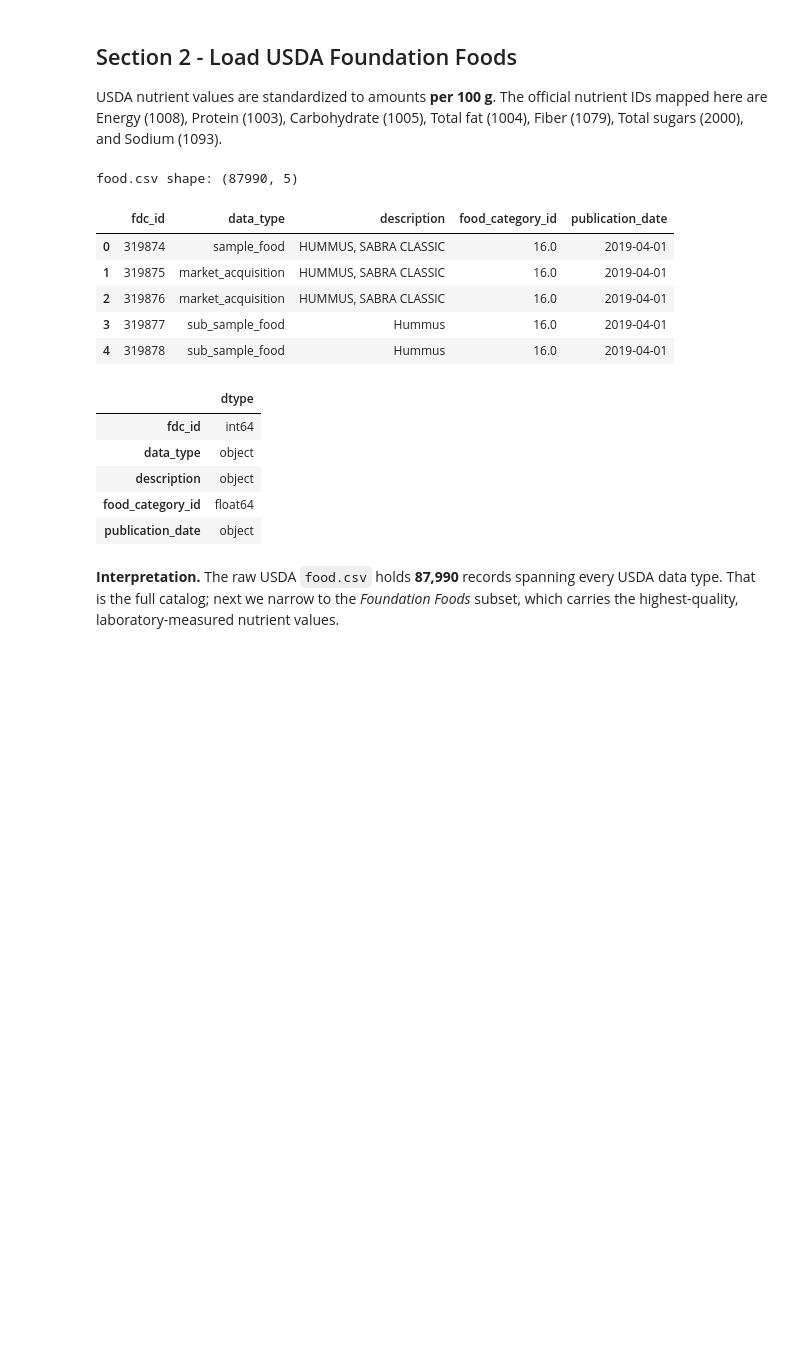
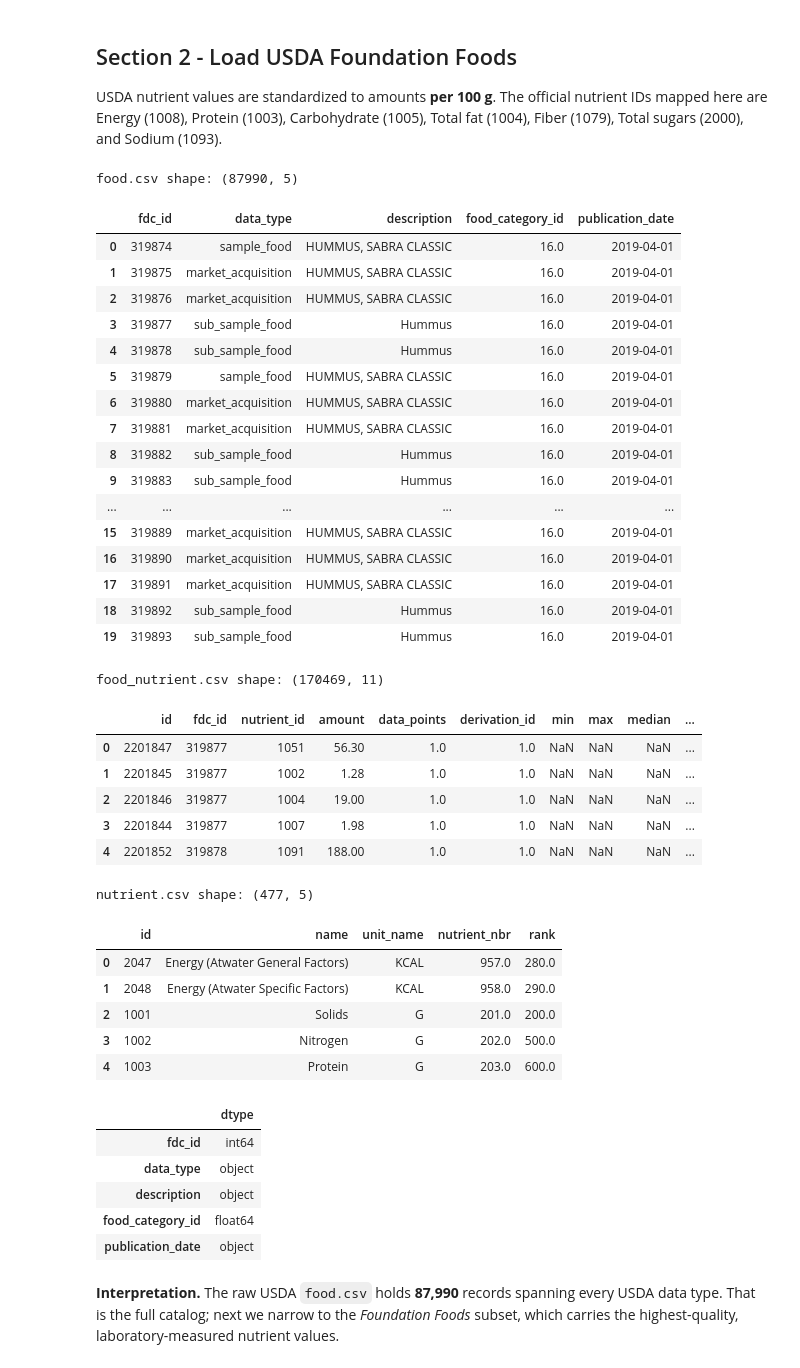
Before and after one commit to abhijithn07/data-science-roadmap, a Jupyter notebook: Project/notebooks/NutriTrack_Phase1_Analysis.ipynb, the cells around one changed output. Drawn from its saved outputs; the diff is of its cells as text; code cells hidden in the pictures; blank space fills up the shorter version.

Commit message:
Update NutriTrack Phase 1: EDA section, interpretations, DB verification, restyled app, README

```diff
--- a/Project/notebooks/NutriTrack_Phase1_Analysis.ipynb
+++ b/Project/notebooks/NutriTrack_Phase1_Analysis.ipynb
@@ -52,30 +52,59 @@ USDA nutrient values are standardized to amounts **per 100 g**. The official nut
 # %%
 def find_usda_file(filename):
     matches = list(USDA_DIR.rglob(filename))
     if not matches:
         raise FileNotFoundError(f'{filename} not found under {USDA_DIR}. Download and extract the official USDA Foundation Foods CSV ZIP first.')
     return matches[0]
 
 food_raw = pd.read_csv(find_usda_file('food.csv'), low_memory=False)
 food_nutrient_raw = pd.read_csv(find_usda_file('food_nutrient.csv'), low_memory=False)
 nutrient_raw = pd.read_csv(find_usda_file('nutrient.csv'), low_memory=False)
 print('food.csv shape:', food_raw.shape)
-display(food_raw.head())
+display(food_raw.head(20))
+print('food_nutrient.csv shape:', food_nutrient_raw.shape)
+display(food_nutrient_raw.head())
+print('nutrient.csv shape:', nutrient_raw.shape)
+display(nutrient_raw.head())
 display(food_raw.dtypes.to_frame('dtype'))
 # %% [output]
 food.csv shape: (87990, 5)
 |  | fdc_id | data_type | description | food_category_id | publication_date |
 | 0 | 319874 | sample_food | HUMMUS, SABRA CLASSIC | 16.0 | 2019-04-01 |
 | 1 | 319875 | market_acquisition | HUMMUS, SABRA CLASSIC | 16.0 | 2019-04-01 |
 | 2 | 319876 | market_acquisition | HUMMUS, SABRA CLASSIC | 16.0 | 2019-04-01 |
 | 3 | 319877 | sub_sample_food | Hummus | 16.0 | 2019-04-01 |
 | 4 | 319878 | sub_sample_food | Hummus | 16.0 | 2019-04-01 |
+| 5 | 319879 | sample_food | HUMMUS, SABRA CLASSIC | 16.0 | 2019-04-01 |
+| 6 | 319880 | market_acquisition | HUMMUS, SABRA CLASSIC | 16.0 | 2019-04-01 |
+| 7 | 319881 | market_acquisition | HUMMUS, SABRA CLASSIC | 16.0 | 2019-04-01 |
+| 8 | 319882 | sub_sample_food | Hummus | 16.0 | 2019-04-01 |
+| 9 | 319883 | sub_sample_food | Hummus | 16.0 | 2019-04-01 |
+| ... | ... | ... | ... | ... | ... |
+| 15 | 319889 | market_acquisition | HUMMUS, SABRA CLASSIC | 16.0 | 2019-04-01 |
+| 16 | 319890 | market_acquisition | HUMMUS, SABRA CLASSIC | 16.0 | 2019-04-01 |
+| 17 | 319891 | market_acquisition | HUMMUS, SABRA CLASSIC | 16.0 | 2019-04-01 |
+| 18 | 319892 | sub_sample_food | Hummus | 16.0 | 2019-04-01 |
+| 19 | 319893 | sub_sample_food | Hummus | 16.0 | 2019-04-01 |
+food_nutrient.csv shape: (170469, 11)
-|  | dtype |
-| fdc_id | int64 |
-| data_type | object |
-| description | object |
-| food_category_id | float64 |
-| publication_date | object |
+|  | id | fdc_id | nutrient_id | amount | data_points | derivation_id | min | max | median | ... |
+| 0 | 2201847 | 319877 | 1051 | 56.30 | 1.0 | 1.0 | NaN | NaN | NaN | ... |
+| 1 | 2201845 | 319877 | 1002 | 1.28 | 1.0 | 1.0 | NaN | NaN | NaN | ... |
+| 2 | 2201846 | 319877 | 1004 | 19.00 | 1.0 | 1.0 | NaN | NaN | NaN | ... |
+| 3 | 2201844 | 319877 | 1007 | 1.98 | 1.0 | 1.0 | NaN | NaN | NaN | ... |
+| 4 | 2201852 | 319878 | 1091 | 188.00 | 1.0 | 1.0 | NaN | NaN | NaN | ... |
+nutrient.csv shape: (477, 5)
+|  | id | name | unit_name | nutrient_nbr | rank |
+| 0 | 2047 | Energy (Atwater General Factors) | KCAL | 957.0 | 280.0 |
+| 1 | 2048 | Energy (Atwater Specific Factors) | KCAL | 958.0 | 290.0 |
+| 2 | 1001 | Solids | G | 201.0 | 200.0 |
+| 3 | 1002 | Nitrogen | G | 202.0 | 500.0 |
+| 4 | 1003 | Protein | G | 203.0 | 600.0 |
+|  | dtype |
+| fdc_id | int64 |
+| data_type | object |
+| description | object |
+| food_category_id | float64 |
+| publication_date | object |
 # %% [markdown]
 **Interpretation.** The raw USDA `food.csv` holds **87,990** records spanning every USDA
 data type. That is the full catalog; next we narrow to the *Foundation Foods* subset, which
```
Also changed, not shown: parts of 28 cells of this notebook, 3 other files.
